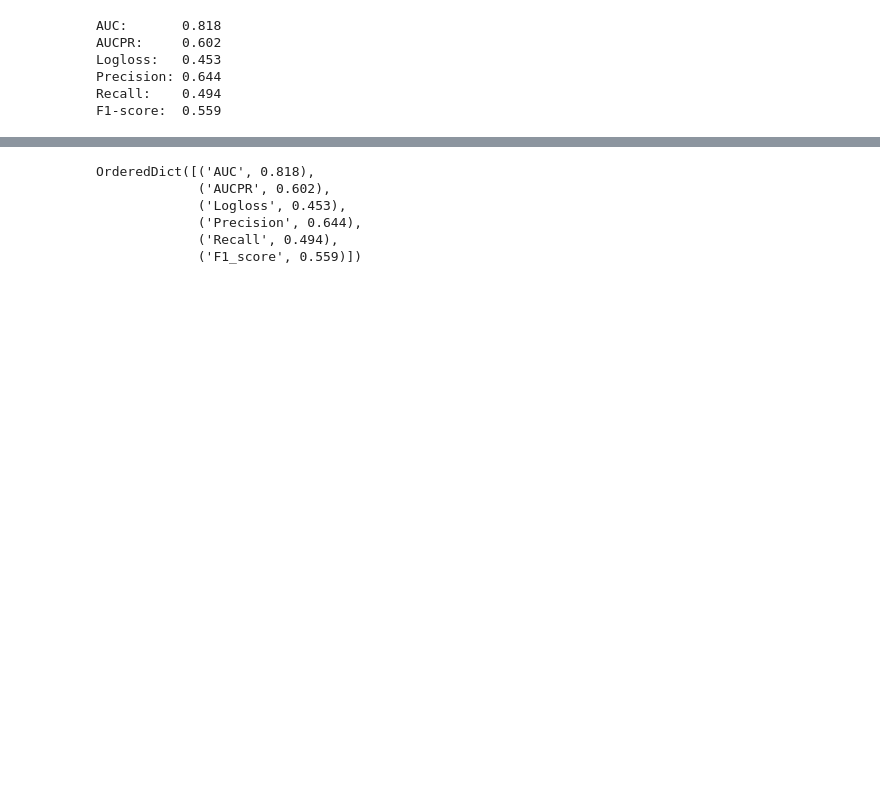
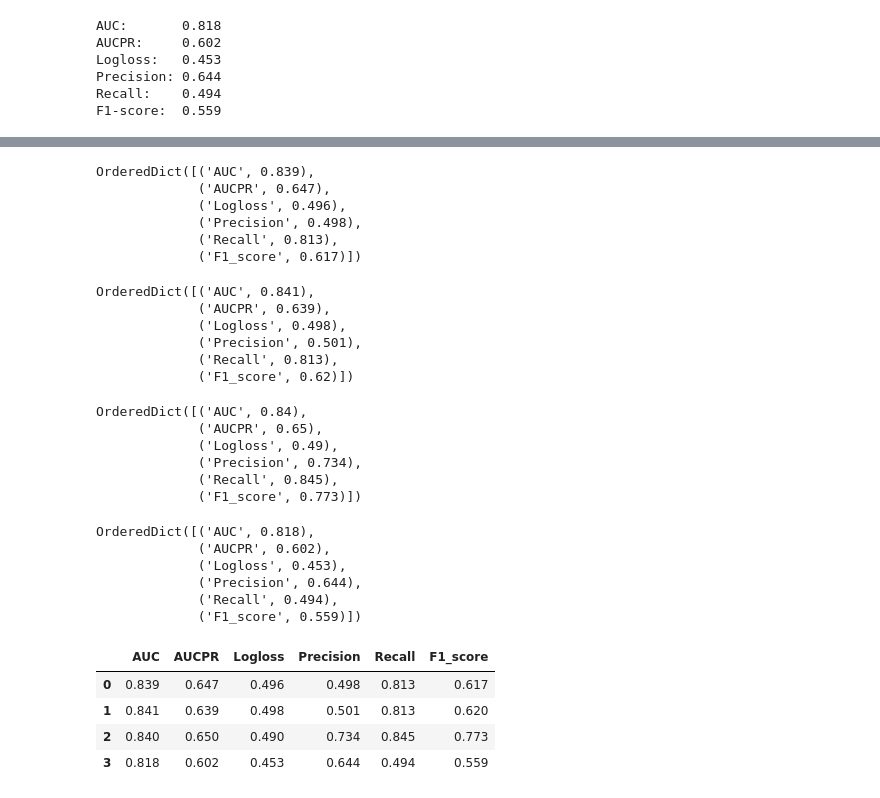
Before and after one commit to ayn28/churn-prediction-modeling, a Jupyter notebook: churn-prediction-modeling.ipynb, the cells around one changed output, grey strips where cells are left out. Cells and saved outputs as stored; diff of their text form; code cells hidden in the pictures; blank space fills up the shorter version.

```diff
--- a/churn-prediction-modeling.ipynb
+++ b/churn-prediction-modeling.ipynb
@@ -1385,3 +1361,30 @@ F1-score:  0.559
+# %%
+xgb_evals_dict
+# %% [output]
+OrderedDict([('AUC', 0.839),
+             ('AUCPR', 0.647),
+             ('Logloss', 0.496),
+             ('Precision', 0.498),
+             ('Recall', 0.813),
+             ('F1_score', 0.617)])
+# %%
+lgbm_evals_dict
+# %% [output]
+OrderedDict([('AUC', 0.841),
+             ('AUCPR', 0.639),
+             ('Logloss', 0.498),
+             ('Precision', 0.501),
+             ('Recall', 0.813),
+             ('F1_score', 0.62)])
+# %%
+cat_evals_dict
+# %% [output]
+OrderedDict([('AUC', 0.84),
+             ('AUCPR', 0.65),
+             ('Logloss', 0.49),
+             ('Precision', 0.734),
+             ('Recall', 0.845),
+             ('F1_score', 0.773)])
 # %%
 svm_evals_dict
 # %% [output]
@@ -1391,3 +1394,21 @@ OrderedDict([('AUC', 0.818),
              ('Precision', 0.644),
              ('Recall', 0.494),
              ('F1_score', 0.559)])
+# %%
+df_final = pd.DataFrame(
+    data=[
+        [val for (metric, val) in xgb_evals_dict.items()],
+        [val for (metric, val) in lgbm_evals_dict.items()],
+        [val for (metric, val) in cat_evals_dict.items()],
+        [val for (metric, val) in svm_evals_dict.items()],
+    ],
+    columns=[metric for (metric, val) in xgb_evals_dict.items()]
+)
+# %%
+df_final
+# %% [output]
+|  | AUC | AUCPR | Logloss | Precision | Recall | F1_score |
+| 0 | 0.839 | 0.647 | 0.496 | 0.498 | 0.813 | 0.617 |
+| 1 | 0.841 | 0.639 | 0.498 | 0.501 | 0.813 | 0.620 |
+| 2 | 0.840 | 0.650 | 0.490 | 0.734 | 0.845 | 0.773 |
+| 3 | 0.818 | 0.602 | 0.453 | 0.644 | 0.494 | 0.559 |
```
Also changed, not shown: parts of 4 cells of this notebook.
